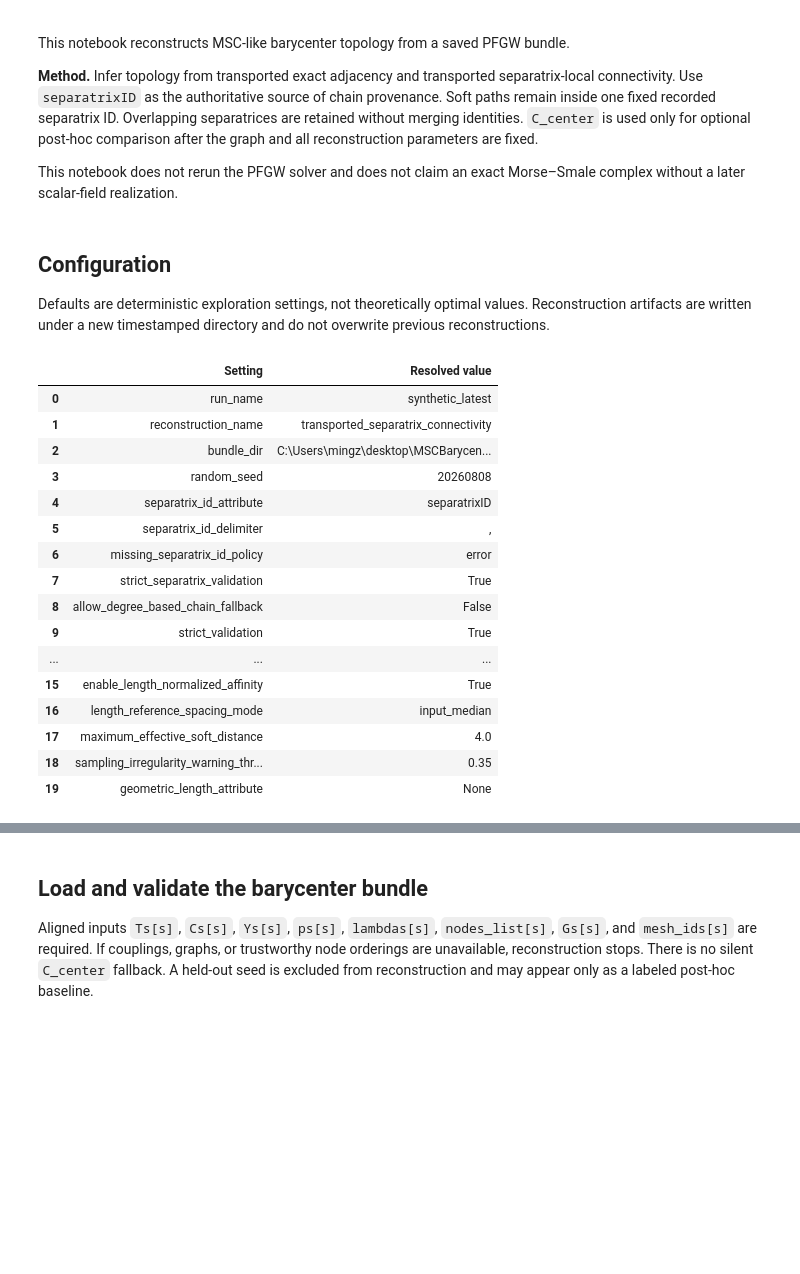
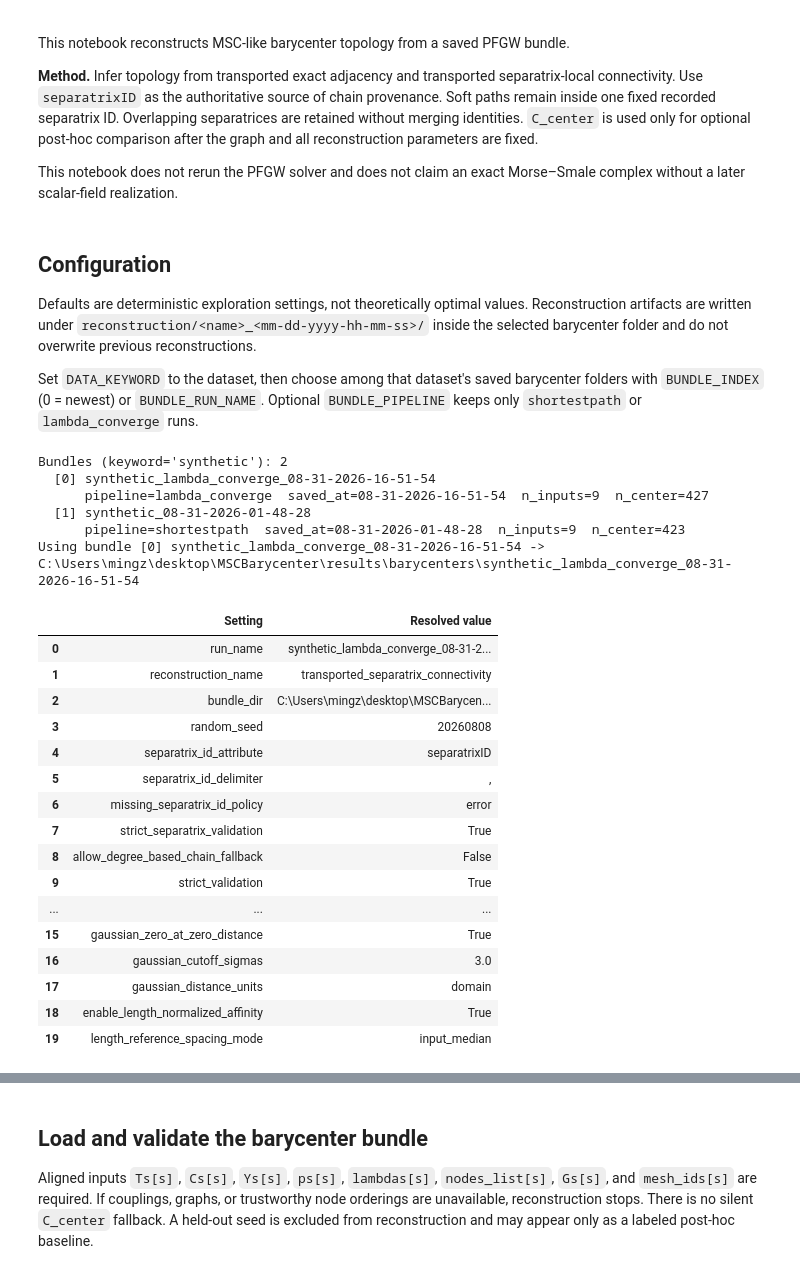
Before and after one commit to mingzhefluorite/MSCBarycenter, a Jupyter notebook: msc_barycenter_reconstruction.ipynb, the cells around one changed output, grey strips where cells are left out. Cells and saved outputs as stored; diff of their text form; code cells hidden in the pictures; blank space fills up the shorter version.

```diff
--- a/msc_barycenter_reconstruction.ipynb
+++ b/msc_barycenter_reconstruction.ipynb
@@ -9,7 +9,9 @@ This notebook does not rerun the PFGW solver and does not claim an exact Morse
 # %% [markdown]
 ## Configuration
 
-Defaults are deterministic exploration settings, not theoretically optimal values. Reconstruction artifacts are written under a new timestamped directory and do not overwrite previous reconstructions.
+Defaults are deterministic exploration settings, not theoretically optimal values. Reconstruction artifacts are written under `reconstruction/<name>_<mm-dd-yyyy-hh-mm-ss>/` inside the selected barycenter folder and do not overwrite previous reconstructions.
+
+Set `DATA_KEYWORD` to the dataset, then choose among that dataset's saved barycenter folders with `BUNDLE_INDEX` (0 = newest) or `BUNDLE_RUN_NAME`. Optional `BUNDLE_PIPELINE` keeps only `shortestpath` or `lambda_converge` runs.
 # %%
 import importlib
 from pathlib import Path
@@ -20,7 +22,14 @@ import matplotlib.pyplot as plt
 import networkx as nx
 from IPython.display import Markdown, display
 
-from lib.barycenter_io import load_barycenter_bundle
+import lib.barycenter_io as barycenter_io
+importlib.reload(barycenter_io)
+from lib.barycenter_io import (
+    load_barycenter_bundle,
+    list_barycenter_bundles,
+    print_barycenter_bundle_menu,
+    select_barycenter_bundle,
+)
 
 import lib.msc_barycenter_reconstruction_separatrix as msc_barycenter_reconstruction_separatrix
 importlib.reload(msc_barycenter_reconstruction_separatrix)
@@ -36,37 +45,76 @@ from lib.msc_barycenter_reconstruction_separatrix import (
     augment_consensus_edges,
     local_repair_topology,
     validate_reconstructed_topology,
     run_q_hop_sensitivity,
     run_sampling_mode_sensitivity,
     compare_posthoc_baselines,
     build_evidence_density_field,
     route_graph_through_density,
     save_reconstruction_bundle,
     load_graph_pickle,
     verify_reloaded_topology,
     run_synthetic_separatrix_tests,
     graph_objective_components,
 )
 
 PROJECT_ROOT = Path(".").resolve()
 DATA_KEYWORD = "synthetic"
 # DATA_KEYWORD = "VortexStreet"
+BUNDLE_PIPELINE = None  # None | "shortestpath" | "lambda_converge"
+BUNDLE_INDEX = 0        # 0 = newest for this keyword; see printed table
+BUNDLE_RUN_NAME = None  # e.g. "synthetic_08-29-2026-19-15-32"; overrides index
+
+available = list_barycenter_bundles(
+    PROJECT_ROOT / "results" / "barycenters",
+    keyword=DATA_KEYWORD,
+    pipeline=BUNDLE_PIPELINE,
+)
+print_barycenter_bundle_menu(
+    available, keyword=DATA_KEYWORD, pipeline=BUNDLE_PIPELINE
+)
+selected = select_barycenter_bundle(
+    DATA_KEYWORD,
+    index=BUNDLE_INDEX,
+    run_name=BUNDLE_RUN_NAME,
+    pipeline=BUNDLE_PIPELINE,
+    root=PROJECT_ROOT / "results" / "barycenters",
+)
+print(
+    f"Using bundle [{selected.get('index')}] {selected['run_name']} "
+    f"-> {Path(selected['path']).resolve()}"
+)
+
 config = ReconstructionConfig(
-    run_name=f"{DATA_KEYWORD}_latest",
+    run_name=selected["run_name"],
     reconstruction_name="transported_separatrix_connectivity",
-    hop_decay_q=0.10,
-    max_soft_hops=2,
+    connectivity_affinity_mode="separatrix_gaussian",
+    # d_sp is raw Euclidean / domain_size. σ is a fraction of the domain (not hops).
+    gaussian_distance_units="domain",
+    gaussian_sigma=0.05, # this works well for synthetic dataset
+    # gaussian_sigma=0.03, # this works okay for VortexStreet dataset
+    # η rescales the Gaussian; values are clipped so the peak cannot exceed 1.
+    gaussian_eta=1.0,
+    # True: K=0 at distance 0 (no self-loop affinity). Set False to keep the Gaussian peak.
+    gaussian_zero_at_zero_distance=True,
+    # Long-tail cutoff: K=0 when scaled shortest-path distance exceeds this many σ.
+    gaussian_cutoff_sigmas=3.0,
     enable_density_routing=False,
     planarity_mode="hard",
 )
 BUNDLE_DIR = config.resolve_bundle_dir(PROJECT_ROOT)
 OUTPUT_DIR, FIGURES_DIR = config.resolve_output_dirs(PROJECT_ROOT, create=True)
 pd.DataFrame(
     [{"Setting": k, "Resolved value": v} for k, v in config.resolved_dict(PROJECT_ROOT).items()]
 ).head(20)
 # %% [output]
+Bundles (keyword='synthetic'): 2
+  [0] synthetic_lambda_converge_08-31-2026-16-51-54
+      pipeline=lambda_converge  saved_at=08-31-2026-16-51-54  n_inputs=9  n_center=427
+  [1] synthetic_08-31-2026-01-48-28
+      pipeline=shortestpath  saved_at=08-31-2026-01-48-28  n_inputs=9  n_center=423
+Using bundle [0] synthetic_lambda_converge_08-31-2026-16-51-54 -> C:\Users\mingz\desktop\MSCBarycenter\results\barycenters\synthetic_lambda_converge_08-31-2026-16-51-54
 |  | Setting | Resolved value |
-| 0 | run_name | synthetic_latest |
+| 0 | run_name | synthetic_lambda_converge_08-31-2... |
 | 1 | reconstruction_name | transported_separatrix_connectivity |
 | 2 | bundle_dir | C:\Users\mingz\desktop\MSCBarycen... |
 | 3 | random_seed | 20260808 |
@@ -77,11 +125,11 @@ pd.DataFrame(
 | 8 | allow_degree_based_chain_fallback | False |
 | 9 | strict_validation | True |
 | ... | ... | ... |
-| 15 | enable_length_normalized_affinity | True |
-| 16 | length_reference_spacing_mode | input_median |
-| 17 | maximum_effective_soft_distance | 4.0 |
-| 18 | sampling_irregularity_warning_thr... | 0.35 |
-| 19 | geometric_length_attribute | None |
+| 15 | gaussian_zero_at_zero_distance | True |
+| 16 | gaussian_cutoff_sigmas | 3.0 |
+| 17 | gaussian_distance_units | domain |
+| 18 | enable_length_normalized_affinity | True |
+| 19 | length_reference_spacing_mode | input_median |
 # %% [markdown]
 ## Terminology used in this notebook
 
```
Also changed, not shown: parts of 79 cells of this notebook, 11 other files.
